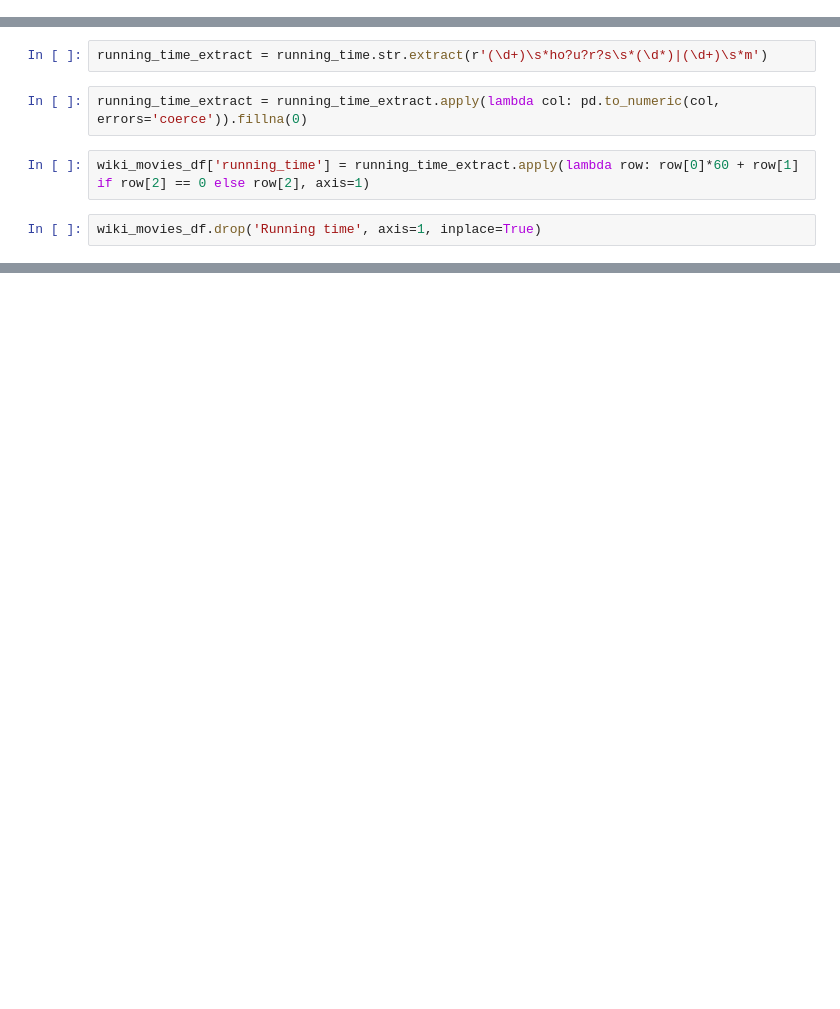
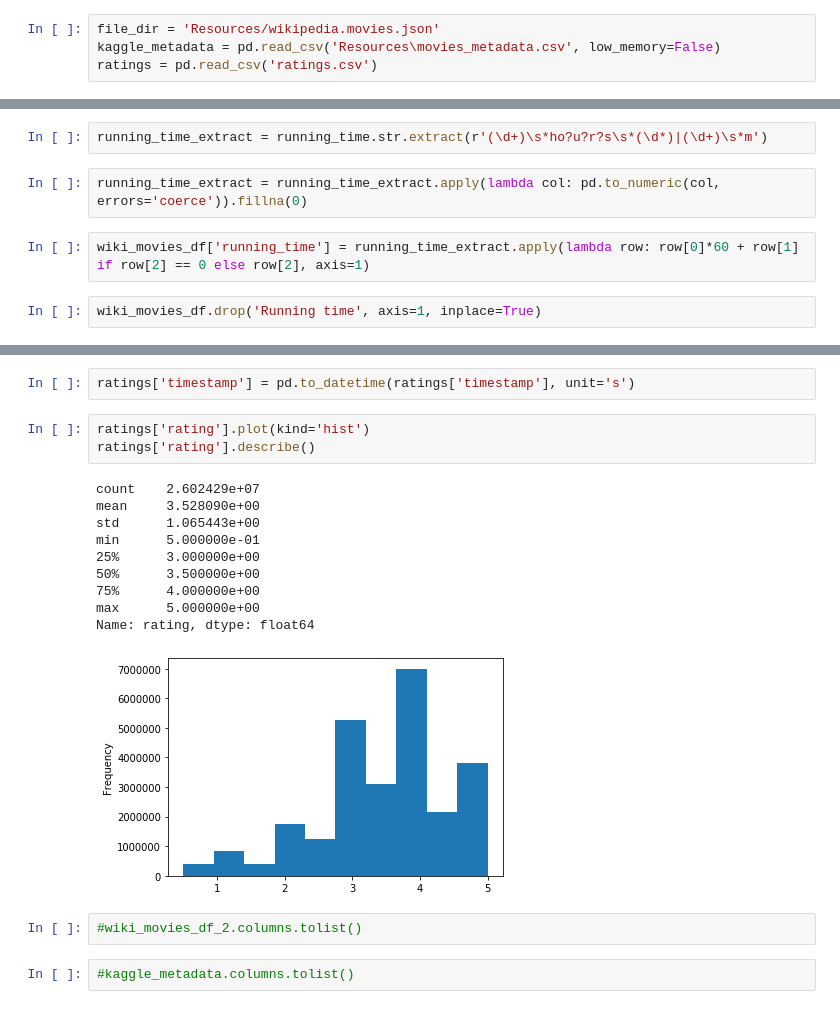
Before and after one commit to FahimaFarha/Movies-ETL, a Jupyter notebook: Movie_ETL.ipynb, the cells around one changed output, grey strips where cells are left out. Cells and saved outputs as stored; diff of their text form; blank space fills up the shorter version.

```diff
--- a/Movie_ETL.ipynb
+++ b/Movie_ETL.ipynb
@@ -8,3 +6,7 @@ file_dir = 'Resources/wikipedia.movies.json'
+# %%
+file_dir = 'Resources/wikipedia.movies.json'
+kaggle_metadata = pd.read_csv('Resources\movies_metadata.csv', low_memory=False)
+ratings = pd.read_csv('ratings.csv')
 # %%
 f'{file_dir}'
 # %% [output]
@@ -664,0 +814,20 @@ wiki_movies_df.drop('Running time', axis=1, inplace=True)
+# %%
+ratings['timestamp'] = pd.to_datetime(ratings['timestamp'], unit='s')
+# %%
+ratings['rating'].plot(kind='hist')
+ratings['rating'].describe()
+# %% [output]
+count    2.602429e+07
+mean     3.528090e+00
+std      1.065443e+00
+min      5.000000e-01
+25%      3.000000e+00
+50%      3.500000e+00
+75%      4.000000e+00
+max      5.000000e+00
+Name: rating, dtype: float64
+[figure, added]
+# %%
+#wiki_movies_df_2.columns.tolist()
+# %%
+#kaggle_metadata.columns.tolist()
```
Also changed, not shown: parts of 73 cells of this notebook.
